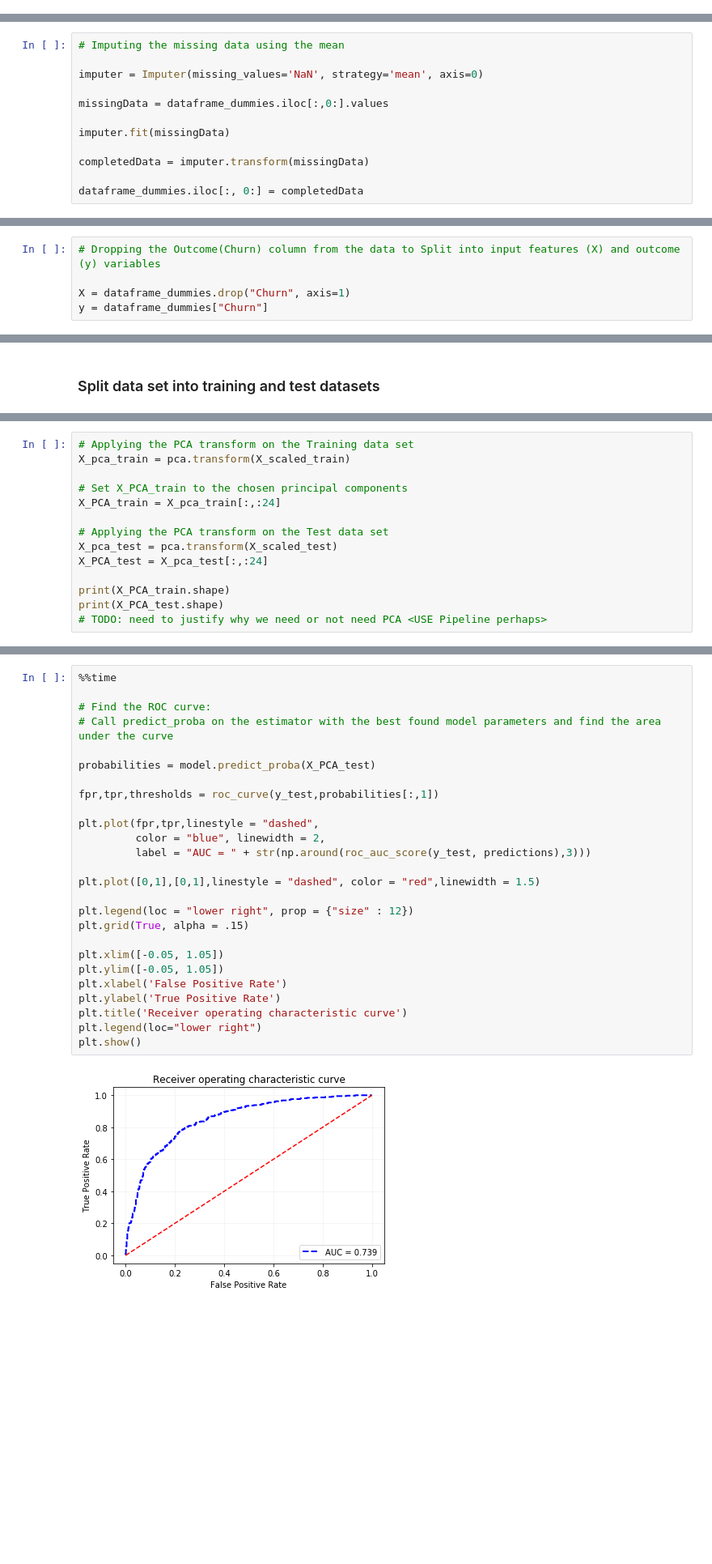
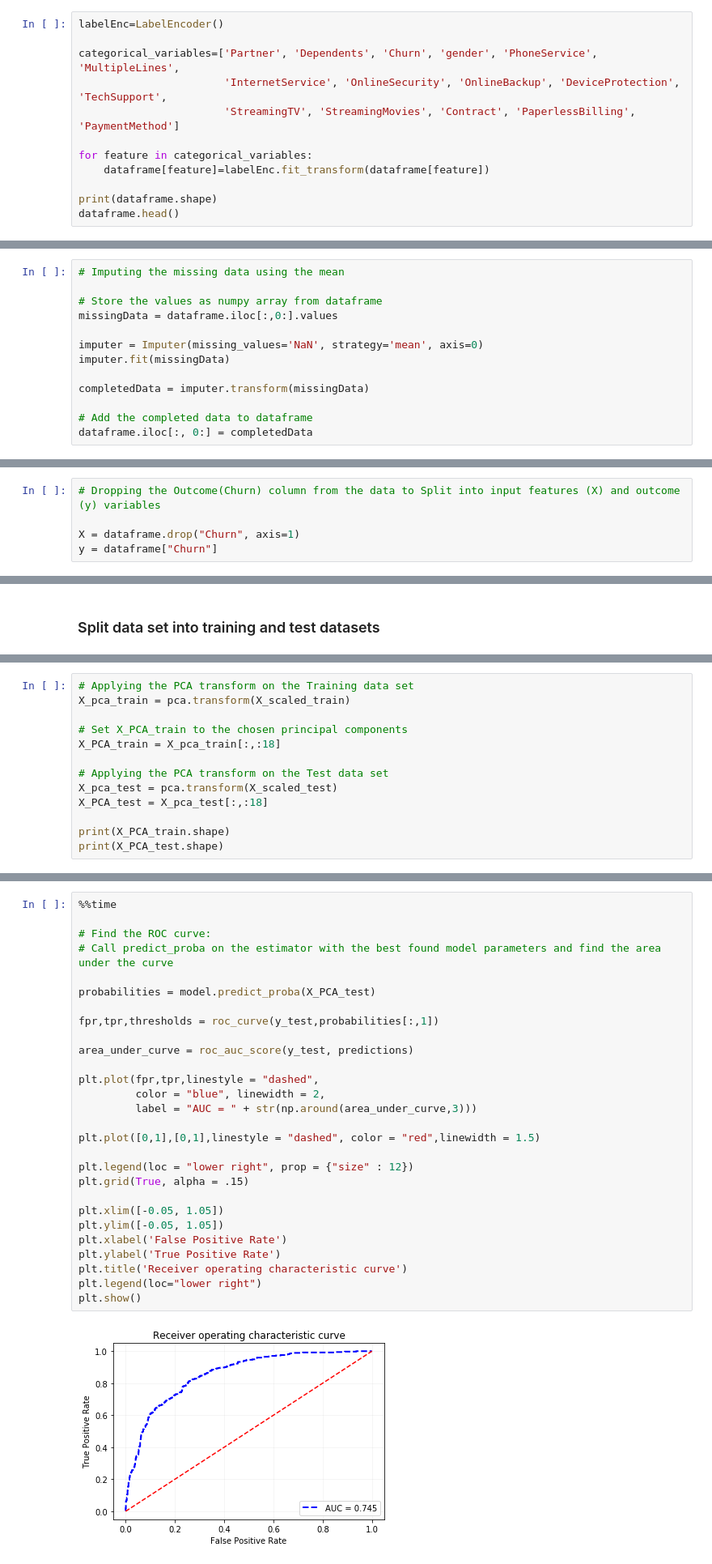
Before and after one commit to vipulpopat/MSCAI_CE4021_Project, a Jupyter notebook: Etivity_18195067.ipynb, the cells around one changed output, grey strips where cells are left out. Shown at 81% size. Saved outputs shown, nothing was run; the diff lists cells and outputs as text; blank space fills up the shorter version.

Commit message:
added label encoding and comments

```diff
--- a/Etivity_18195067.ipynb
+++ b/Etivity_18195067.ipynb
@@ -334,0 +332,12 @@ Name: TotalCharges, dtype: float64
+# %%
+labelEnc=LabelEncoder()
+
+categorical_variables=['Partner', 'Dependents', 'Churn', 'gender', 'PhoneService', 'MultipleLines',
+                       'InternetService', 'OnlineSecurity', 'OnlineBackup', 'DeviceProtection', 'TechSupport',
+                       'StreamingTV', 'StreamingMovies', 'Contract', 'PaperlessBilling', 'PaymentMethod']
+
+for feature in categorical_variables:
+    dataframe[feature]=labelEnc.fit_transform(dataframe[feature])
+
+print(dataframe.shape)
+dataframe.head()
@@ -369,14 +370,15 @@ dataframe_dummies.head(5)
 # %%
 # Imputing the missing data using the mean
 
+# Store the values as numpy array from dataframe
+missingData = dataframe.iloc[:,0:].values
+
 imputer = Imputer(missing_values='NaN', strategy='mean', axis=0)
-
-missingData = dataframe_dummies.iloc[:,0:].values
-
 imputer.fit(missingData)
 
 completedData = imputer.transform(missingData)
 
-dataframe_dummies.iloc[:, 0:] = completedData
+# Add the completed data to dataframe
+dataframe.iloc[:, 0:] = completedData
 # %%
 # Re-Check is any missing values are still there
@@ -472,8 +495,8 @@ Shape After Outlier Removal
 # %%
 # Dropping the Outcome(Churn) column from the data to Split into input features (X) and outcome (y) variables
 
-X = dataframe_dummies.drop("Churn", axis=1)
-y = dataframe_dummies["Churn"]
+X = dataframe.drop("Churn", axis=1)
+y = dataframe["Churn"]
 # %%
 X.head()
 # %% [output]
@@ -621,13 +603,12 @@ We can observe that the first 23 values have high variance and so we can pick th
 X_pca_train = pca.transform(X_scaled_train)
 
 # Set X_PCA_train to the chosen principal components
-X_PCA_train = X_pca_train[:,:24]
+X_PCA_train = X_pca_train[:,:18]
 
 # Applying the PCA transform on the Test data set
 X_pca_test = pca.transform(X_scaled_test)
-X_PCA_test = X_pca_test[:,:24]
+X_PCA_test = X_pca_test[:,:18]
 
 print(X_PCA_train.shape)
 print(X_PCA_test.shape)
-# TODO: need to justify why we need or not need PCA <USE Pipeline perhaps>
 # %% [output]
@@ -708,28 +691,30 @@ Wall time: 253 ms
 # %%
 %%time
 
 # Find the ROC curve:
 # Call predict_proba on the estimator with the best found model parameters and find the area under the curve
 
 probabilities = model.predict_proba(X_PCA_test)
 
 fpr,tpr,thresholds = roc_curve(y_test,probabilities[:,1])
 
+area_under_curve = roc_auc_score(y_test, predictions)
+
 plt.plot(fpr,tpr,linestyle = "dashed",
          color = "blue", linewidth = 2,
-         label = "AUC = " + str(np.around(roc_auc_score(y_test, predictions),3)))
+         label = "AUC = " + str(np.around(area_under_curve,3)))
 
 plt.plot([0,1],[0,1],linestyle = "dashed", color = "red",linewidth = 1.5)
 
 plt.legend(loc = "lower right", prop = {"size" : 12})
 plt.grid(True, alpha = .15)
 
 plt.xlim([-0.05, 1.05])
 plt.ylim([-0.05, 1.05])
 plt.xlabel('False Positive Rate')
 plt.ylabel('True Positive Rate')
 plt.title('Receiver operating characteristic curve')
 plt.legend(loc="lower right")
 plt.show()
 # %% [output]
-[figure, old version]
+[figure, new version]
```
Also changed, not shown: parts of 40 cells of this notebook.
